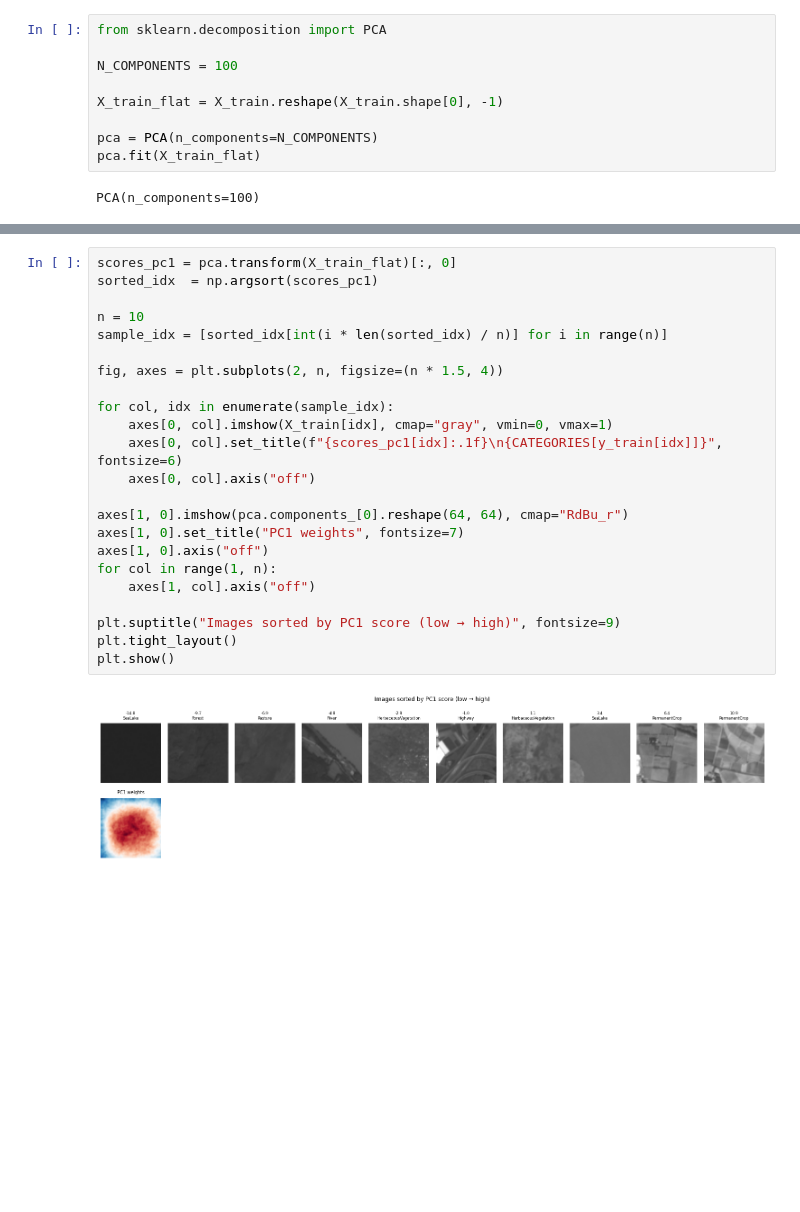
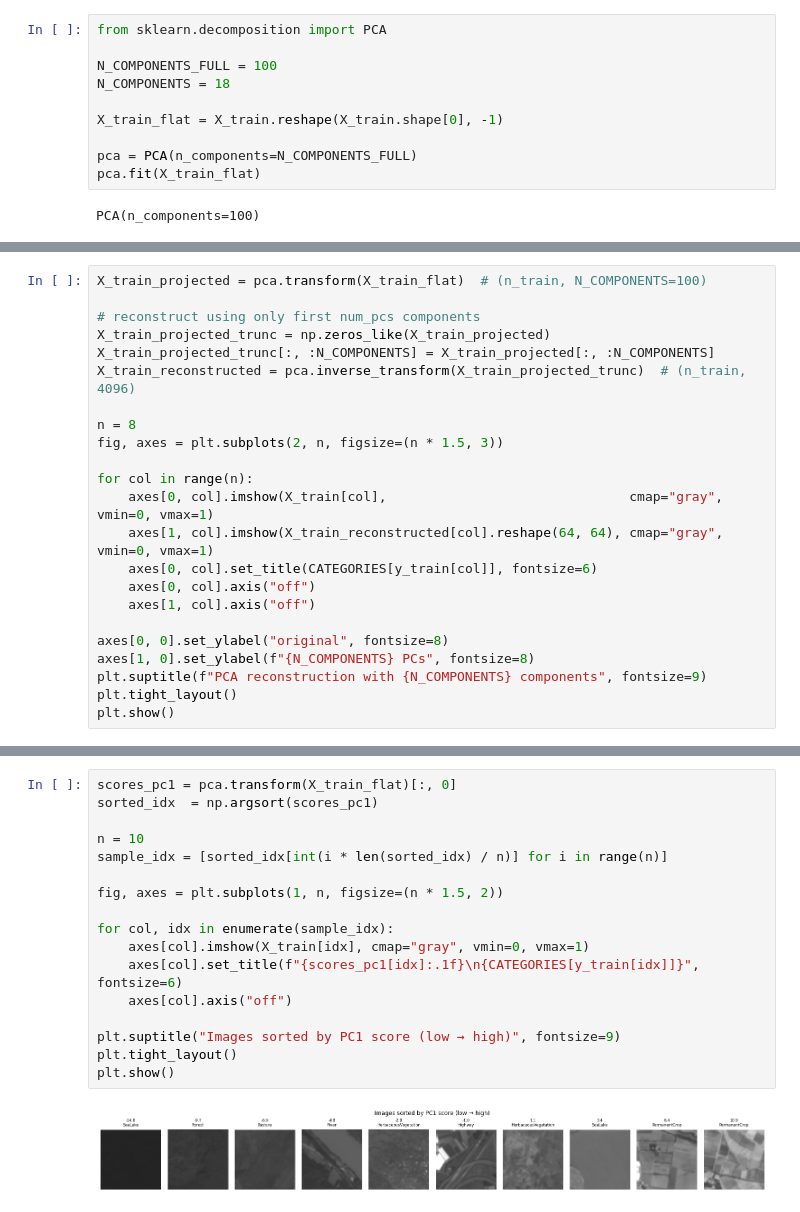
Before and after one commit to jvpcms/PFC, a Jupyter notebook: PCA_Denoise_EuroSAT.ipynb, the cells around one changed output, grey strips where cells are left out. Cells and saved outputs as stored; diff of their text form; blank space fills up the shorter version.

```diff
--- a/PCA_Denoise_EuroSAT.ipynb
+++ b/PCA_Denoise_EuroSAT.ipynb
@@ -94,11 +101,12 @@ plt.show()
 # %%
 from sklearn.decomposition import PCA
 
-N_COMPONENTS = 100
+N_COMPONENTS_FULL = 100
+N_COMPONENTS = 18
 
 X_train_flat = X_train.reshape(X_train.shape[0], -1)
 
-pca = PCA(n_components=N_COMPONENTS)
+pca = PCA(n_components=N_COMPONENTS_FULL)
 pca.fit(X_train_flat)
 # %% [output]
 PCA(n_components=100)
@@ -124,0 +136,23 @@ A alta variância explicada pelo primeiro PC indica que existe um eixo ao longo
+# %%
+X_train_projected = pca.transform(X_train_flat)  # (n_train, N_COMPONENTS=100)
+
+# reconstruct using only first num_pcs components
+X_train_projected_trunc = np.zeros_like(X_train_projected)
+X_train_projected_trunc[:, :N_COMPONENTS] = X_train_projected[:, :N_COMPONENTS]
+X_train_reconstructed = pca.inverse_transform(X_train_projected_trunc)  # (n_train, 4096)
+
+n = 8
+fig, axes = plt.subplots(2, n, figsize=(n * 1.5, 3))
+
+for col in range(n):
+    axes[0, col].imshow(X_train[col],                               cmap="gray", vmin=0, vmax=1)
+    axes[1, col].imshow(X_train_reconstructed[col].reshape(64, 64), cmap="gray", vmin=0, vmax=1)
+    axes[0, col].set_title(CATEGORIES[y_train[col]], fontsize=6)
+    axes[0, col].axis("off")
+    axes[1, col].axis("off")
+
+axes[0, 0].set_ylabel("original", fontsize=8)
+axes[1, 0].set_ylabel(f"{N_COMPONENTS} PCs", fontsize=8)
+plt.suptitle(f"PCA reconstruction with {N_COMPONENTS} components", fontsize=9)
+plt.tight_layout()
+plt.show()
@@ -125,26 +161,20 @@ A alta variância explicada pelo primeiro PC indica que existe um eixo ao longo
 # %%
 scores_pc1 = pca.transform(X_train_flat)[:, 0]
 sorted_idx  = np.argsort(scores_pc1)
 
 n = 10
 sample_idx = [sorted_idx[int(i * len(sorted_idx) / n)] for i in range(n)]
 
-fig, axes = plt.subplots(2, n, figsize=(n * 1.5, 4))
+fig, axes = plt.subplots(1, n, figsize=(n * 1.5, 2))
 
 for col, idx in enumerate(sample_idx):
-    axes[0, col].imshow(X_train[idx], cmap="gray", vmin=0, vmax=1)
-    axes[0, col].set_title(f"{scores_pc1[idx]:.1f}\n{CATEGORIES[y_train[idx]]}", fontsize=6)
-    axes[0, col].axis("off")
-
-axes[1, 0].imshow(pca.components_[0].reshape(64, 64), cmap="RdBu_r")
-axes[1, 0].set_title("PC1 weights", fontsize=7)
-axes[1, 0].axis("off")
-for col in range(1, n):
-    axes[1, col].axis("off")
+    axes[col].imshow(X_train[idx], cmap="gray", vmin=0, vmax=1)
+    axes[col].set_title(f"{scores_pc1[idx]:.1f}\n{CATEGORIES[y_train[idx]]}", fontsize=6)
+    axes[col].axis("off")
 
 plt.suptitle("Images sorted by PC1 score (low → high)", fontsize=9)
 plt.tight_layout()
 plt.show()
 # %% [output]
-[figure, old version]
+[figure, new version]
 # %% [markdown]
```
Also changed, not shown: parts of 16 cells of this notebook, 3 other files.
